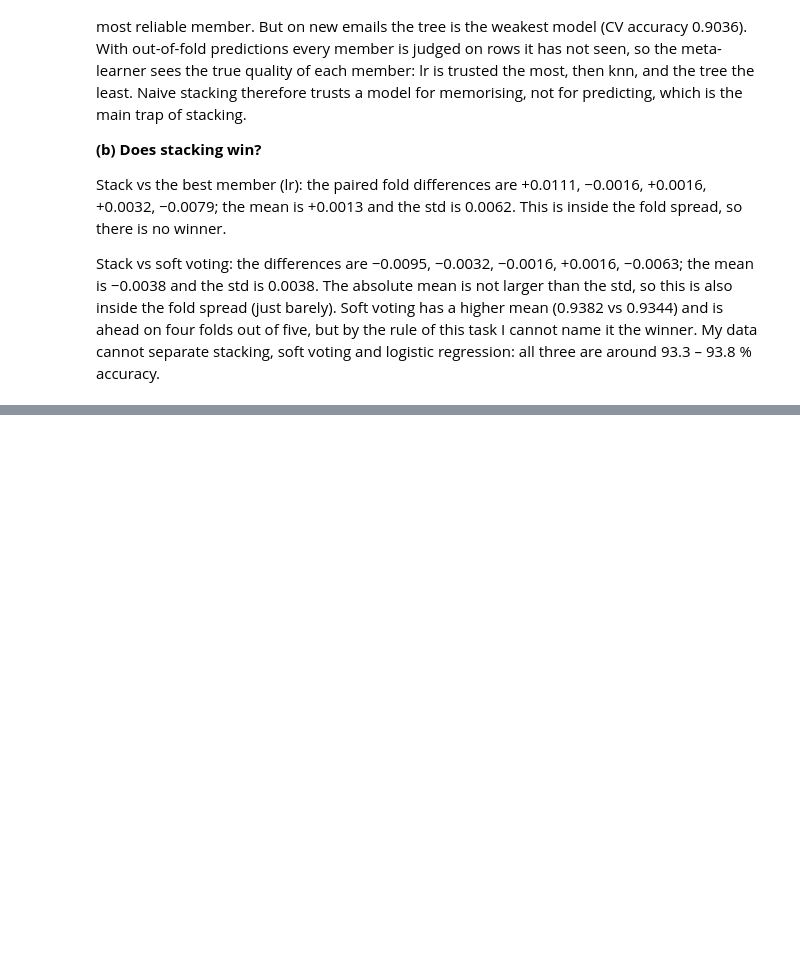
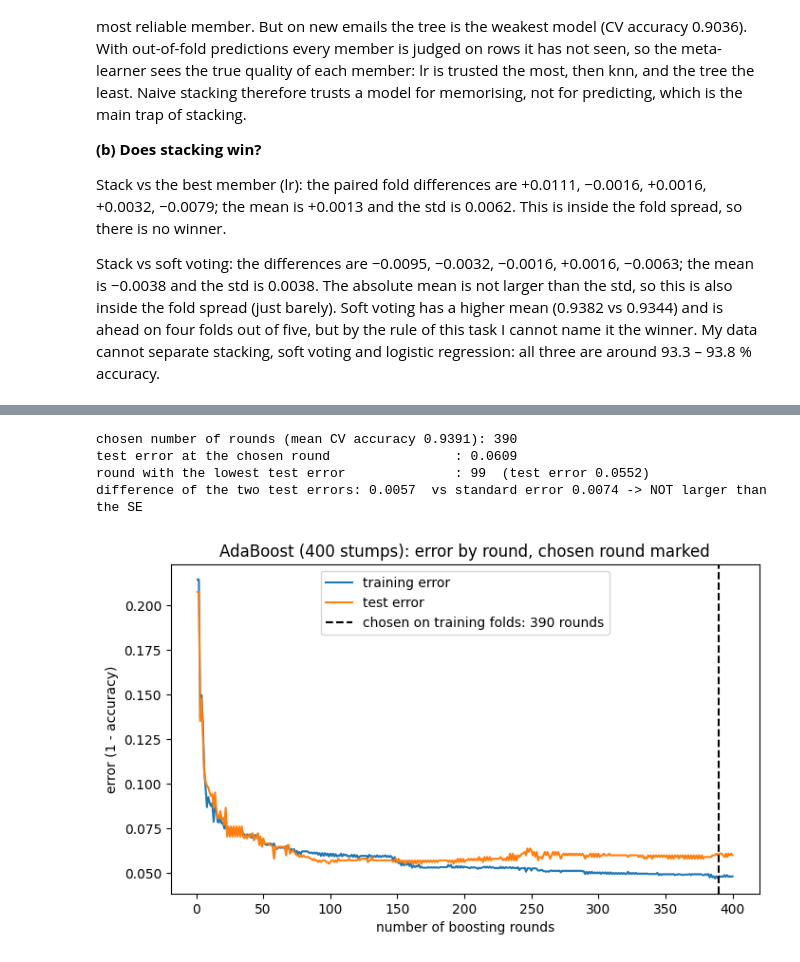
Before and after one commit to ShakenbaevD/SHAKENBAYEV_ML_task_4, a Jupyter notebook: shakenbayev_task4.ipynb, the cells around one changed output, grey strips where cells are left out. Drawn from its saved outputs; the diff is of its cells as text; code cells hidden in the pictures; blank space fills up the shorter version.

```diff
--- a/shakenbayev_task4.ipynb
+++ b/shakenbayev_task4.ipynb
@@ -453,0 +545,30 @@ Stack vs soft voting: the differences are −0.0095, −0.0032, −0.0016, +0.00
+# %%
+curves = []
+for tr_idx, va_idx in cv.split(X_train, y_train):
+    m = clone(ada).fit(X_train[tr_idx], y_train[tr_idx])
+    curves.append(list(m.staged_score(X_train[va_idx], y_train[va_idx])))
+mean_curve = np.mean(curves, axis=0)
+chosen = int(np.argmax(np.round(mean_curve, 12))) + 1          # smallest round with the highest mean accuracy
+best_test_round = int(np.argmax(np.round(1 - test_err, 12))) + 1   # smallest round with the lowest test error
+
+p_chosen = 1 - test_err[chosen - 1]
+se_chosen = math.sqrt(p_chosen * (1 - p_chosen) / len(X_test))
+print("chosen number of rounds (mean CV accuracy %.4f): %d" % (mean_curve[chosen - 1], chosen))
+print("test error at the chosen round                : %.4f" % test_err[chosen - 1])
+print("round with the lowest test error              : %d  (test error %.4f)" % (best_test_round, test_err[best_test_round - 1]))
+gap_ = abs(test_err[chosen - 1] - test_err[best_test_round - 1])
+print("difference of the two test errors: %.4f  vs standard error %.4f ->" % (gap_, se_chosen),
+      "larger than the SE" if gap_ > se_chosen else "NOT larger than the SE")
+
+plt.figure(figsize=(8, 4.5))
+plt.plot(rounds, train_err, label="training error")
+plt.plot(rounds, test_err, label="test error")
+plt.axvline(chosen, color="k", ls="--", label=f"chosen on training folds: {chosen} rounds")
+plt.xlabel("number of boosting rounds"); plt.ylabel("error (1 - accuracy)")
+plt.title("AdaBoost (400 stumps): error by round, chosen round marked"); plt.legend(); plt.show()
+# %% [output]
+chosen number of rounds (mean CV accuracy 0.9391): 390
+test error at the chosen round                : 0.0609
+round with the lowest test error              : 99  (test error 0.0552)
+difference of the two test errors: 0.0057  vs standard error 0.0074 -> NOT larger than the SE
+[figure, added]
```
Also changed, not shown: parts of 9 cells of this notebook.
